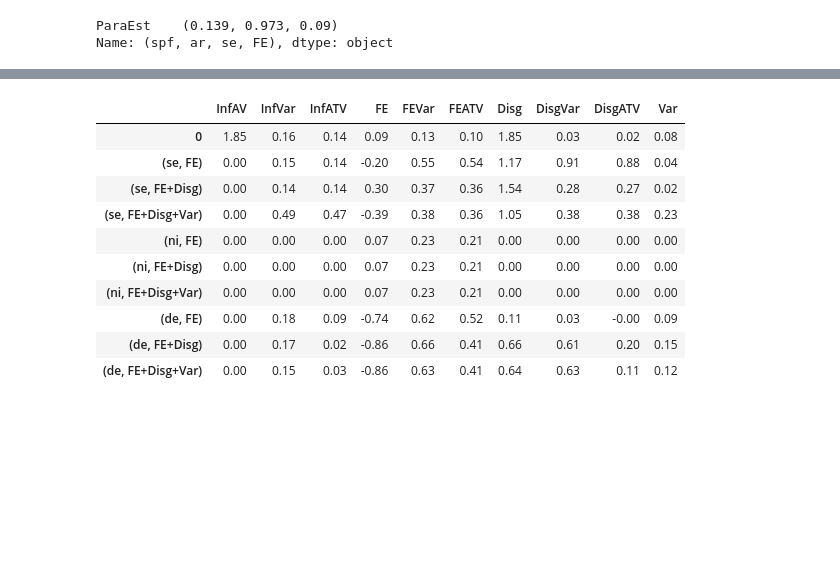
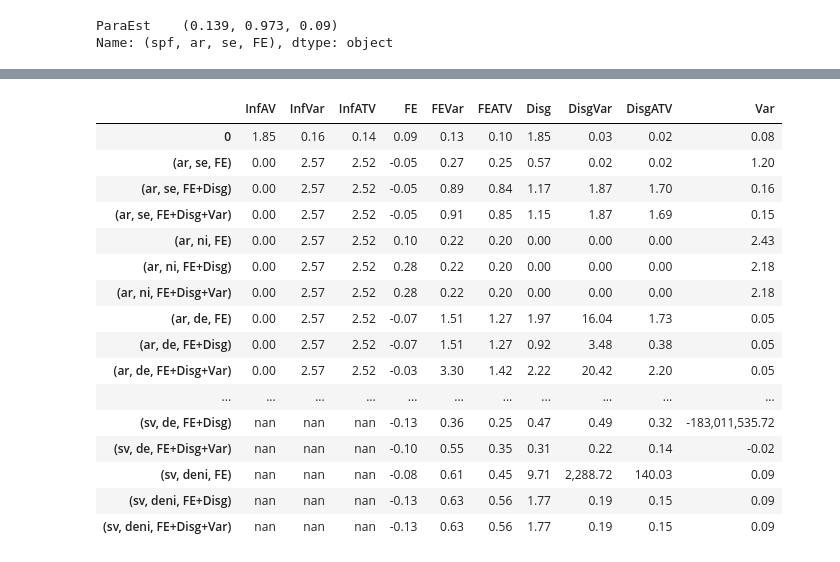
Before and after one commit to TaoWangEcon/ExpProject, a Jupyter notebook: workingfolder/python/DoSMMEst.ipynb, the cells around one changed output, grey strips where cells are left out. Drawn from its saved outputs; the diff is of its cells as text; code cells hidden in the pictures; blank space fills up the shorter version.

```diff
--- a/workingfolder/python/DoSMMEst.ipynb
+++ b/workingfolder/python/DoSMMEst.ipynb
@@ -3289,20 +3319,26 @@ mom_compare_sce = smm_data_sce.append(smm_model.loc['sce'])
 
 mom_joint_compare_spf = smm_data_spf.append(smm_joint_model.loc['spf','ar'])
 mom_joint_compare_sce = smm_data_sce.append(smm_joint_model.loc['sce','ar'])
-# %%
-mom_joint_compare_spf
-# %% [output]
-|  | InfAV | InfVar | InfATV | FE | FEVar | FEATV | Disg | DisgVar | DisgATV | Var |
-| 0 | 1.85 | 0.16 | 0.14 | 0.09 | 0.13 | 0.10 | 1.85 | 0.03 | 0.02 | 0.08 |
-| (se, FE) | 0.00 | 0.15 | 0.14 | -0.20 | 0.55 | 0.54 | 1.17 | 0.91 | 0.88 | 0.04 |
-| (se, FE+Disg) | 0.00 | 0.14 | 0.14 | 0.30 | 0.37 | 0.36 | 1.54 | 0.28 | 0.27 | 0.02 |
-| (se, FE+Disg+Var) | 0.00 | 0.49 | 0.47 | -0.39 | 0.38 | 0.36 | 1.05 | 0.38 | 0.38 | 0.23 |
-| (ni, FE) | 0.00 | 0.00 | 0.00 | 0.07 | 0.23 | 0.21 | 0.00 | 0.00 | 0.00 | 0.00 |
-| (ni, FE+Disg) | 0.00 | 0.00 | 0.00 | 0.07 | 0.23 | 0.21 | 0.00 | 0.00 | 0.00 | 0.00 |
-| (ni, FE+Disg+Var) | 0.00 | 0.00 | 0.00 | 0.07 | 0.23 | 0.21 | 0.00 | 0.00 | 0.00 | 0.00 |
-| (de, FE) | 0.00 | 0.18 | 0.09 | -0.74 | 0.62 | 0.52 | 0.11 | 0.03 | -0.00 | 0.09 |
-| (de, FE+Disg) | 0.00 | 0.17 | 0.02 | -0.86 | 0.66 | 0.41 | 0.66 | 0.61 | 0.20 | 0.15 |
-| (de, FE+Disg+Var) | 0.00 | 0.15 | 0.03 | -0.86 | 0.63 | 0.41 | 0.64 | 0.63 | 0.11 | 0.12 |
+# %%
+mom_compare_spf
+# %% [output]
+|  | InfAV | InfVar | InfATV | FE | FEVar | FEATV | Disg | DisgVar | DisgATV | Var |
+| 0 | 1.85 | 0.16 | 0.14 | 0.09 | 0.13 | 0.10 | 1.85 | 0.03 | 0.02 | 0.08 |
+| (ar, se, FE) | 0.00 | 2.57 | 2.52 | -0.05 | 0.27 | 0.25 | 0.57 | 0.02 | 0.02 | 1.20 |
+| (ar, se, FE+Disg) | 0.00 | 2.57 | 2.52 | -0.05 | 0.89 | 0.84 | 1.17 | 1.87 | 1.70 | 0.16 |
+| (ar, se, FE+Disg+Var) | 0.00 | 2.57 | 2.52 | -0.05 | 0.91 | 0.85 | 1.15 | 1.87 | 1.69 | 0.15 |
+| (ar, ni, FE) | 0.00 | 2.57 | 2.52 | 0.10 | 0.22 | 0.20 | 0.00 | 0.00 | 0.00 | 2.43 |
+| (ar, ni, FE+Disg) | 0.00 | 2.57 | 2.52 | 0.28 | 0.22 | 0.20 | 0.00 | 0.00 | 0.00 | 2.18 |
+| (ar, ni, FE+Disg+Var) | 0.00 | 2.57 | 2.52 | 0.28 | 0.22 | 0.20 | 0.00 | 0.00 | 0.00 | 2.18 |
+| (ar, de, FE) | 0.00 | 2.57 | 2.52 | -0.07 | 1.51 | 1.27 | 1.97 | 16.04 | 1.73 | 0.05 |
+| (ar, de, FE+Disg) | 0.00 | 2.57 | 2.52 | -0.07 | 1.51 | 1.27 | 0.92 | 3.48 | 0.38 | 0.05 |
+| (ar, de, FE+Disg+Var) | 0.00 | 2.57 | 2.52 | -0.03 | 3.30 | 1.42 | 2.22 | 20.42 | 2.20 | 0.05 |
+| ... | ... | ... | ... | ... | ... | ... | ... | ... | ... | ... |
+| (sv, de, FE+Disg) | nan | nan | nan | -0.13 | 0.36 | 0.25 | 0.47 | 0.49 | 0.32 | -183,011,535.72 |
+| (sv, de, FE+Disg+Var) | nan | nan | nan | -0.10 | 0.55 | 0.35 | 0.31 | 0.22 | 0.14 | -0.02 |
+| (sv, deni, FE) | nan | nan | nan | -0.08 | 0.61 | 0.45 | 9.71 | 2,288.72 | 140.03 | 0.09 |
+| (sv, deni, FE+Disg) | nan | nan | nan | -0.13 | 0.63 | 0.56 | 1.77 | 0.19 | 0.15 | 0.09 |
+| (sv, deni, FE+Disg+Var) | nan | nan | nan | -0.13 | 0.63 | 0.56 | 1.77 | 0.19 | 0.15 | 0.09 |
 # %%
 mom_joint_compare_sce
 # %% [output]
```
Also changed, not shown: parts of 5 cells of this notebook, 12 other files.
